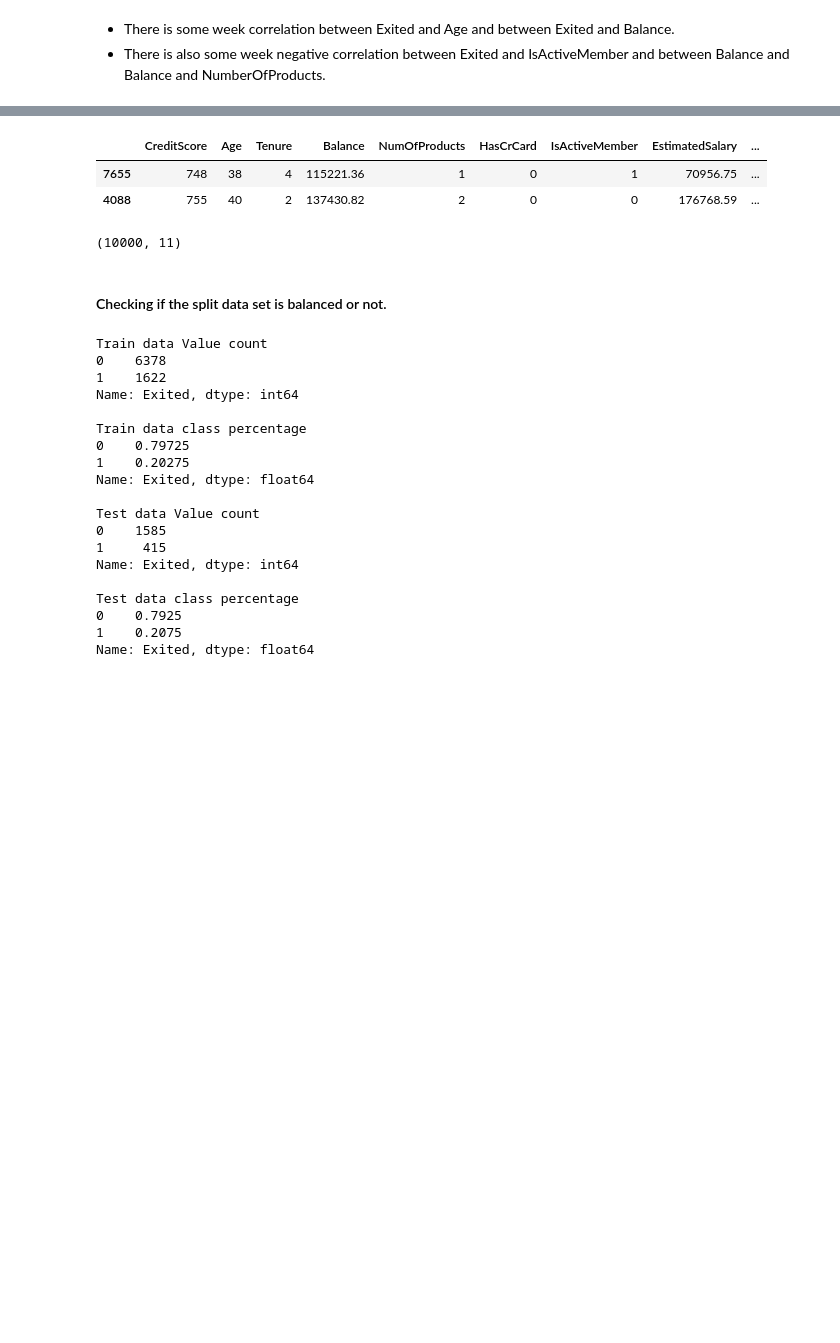
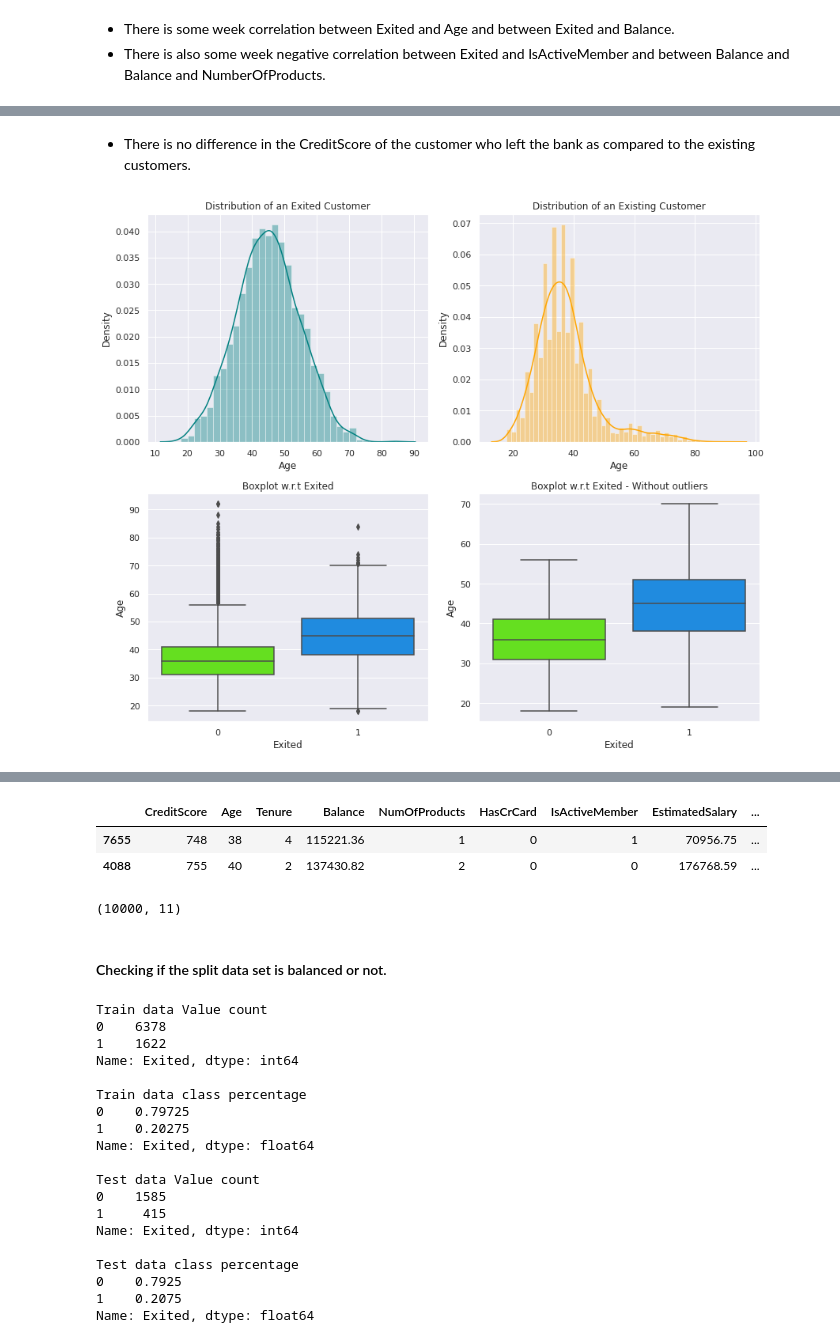
Before and after one commit to snegi5/hello-github, a Jupyter notebook: Module_7.ipynb, the cells around one changed output, grey strips where cells are left out. Drawn from its saved outputs; the diff is of its cells as text; code cells hidden in the pictures; blank space fills up the shorter version.

```diff
--- a/Module_7.ipynb
+++ b/Module_7.ipynb
@@ -180,0 +230,6 @@ plot('CreditScore')
+# %% [markdown]
+* There is no difference in the CreditScore of the customer who left the bank as compared to the existing customers.
+# %%
+plot('Age')
+# %% [output]
+[figure, added]
```
Also changed, not shown: parts of 15 cells of this notebook.
